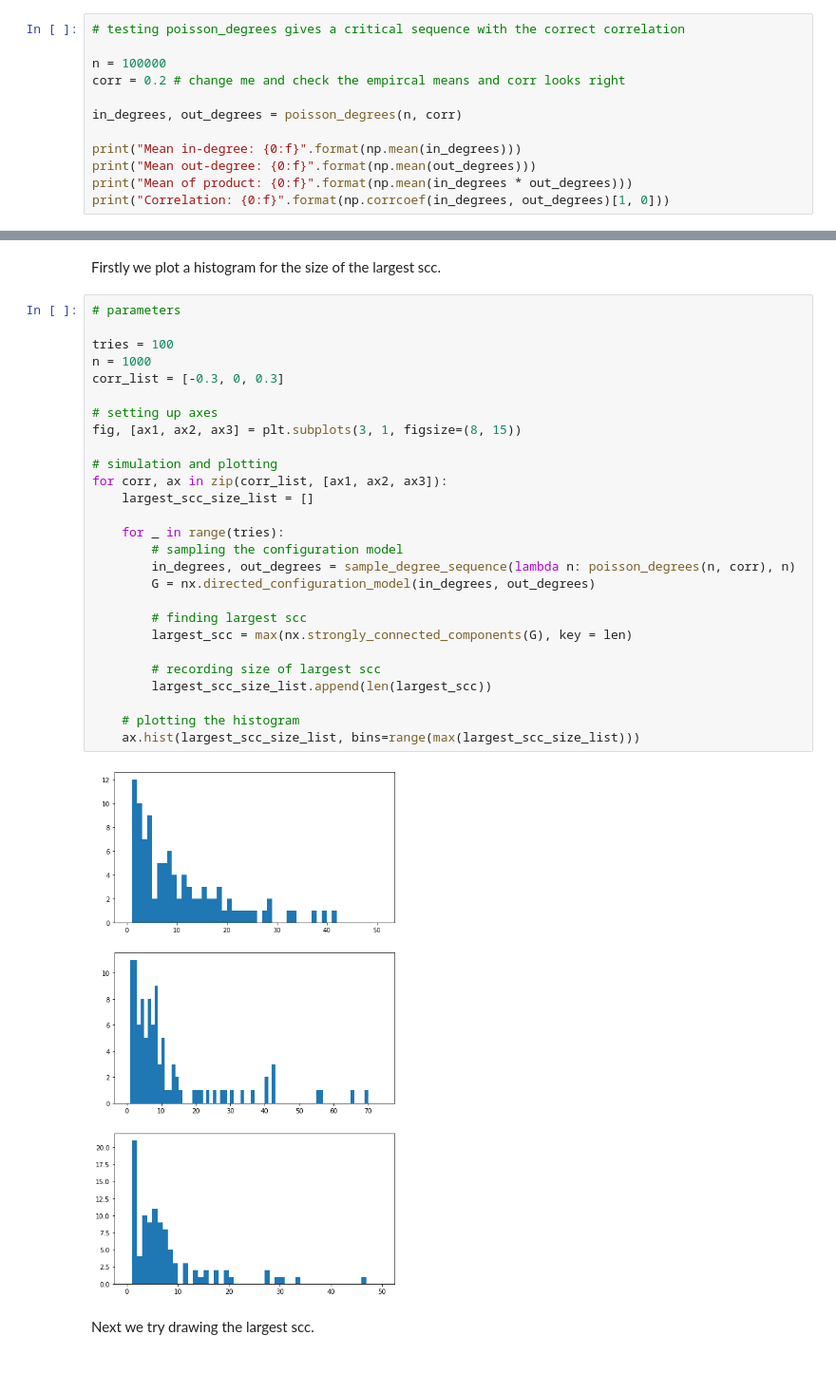
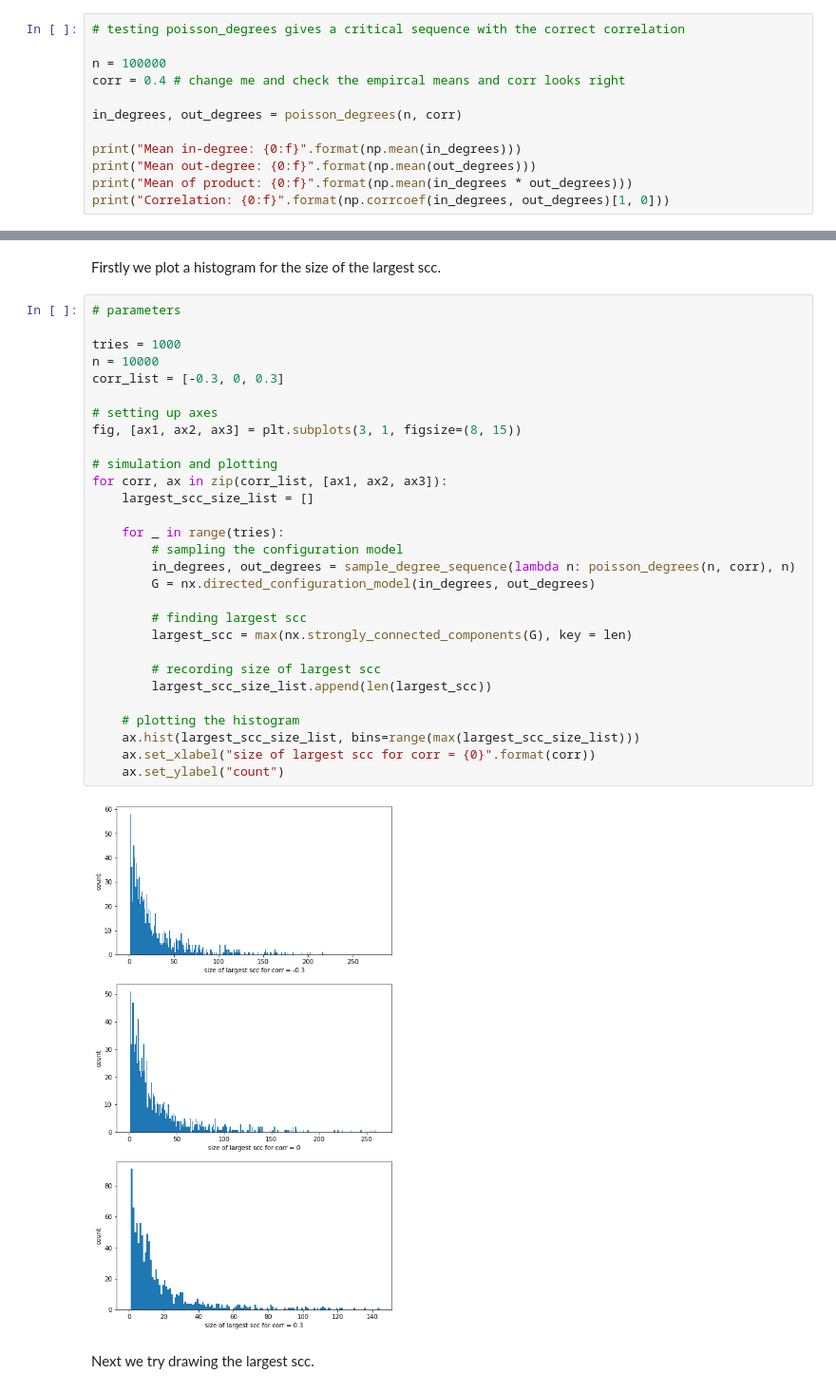
Before and after one commit to zhenengxie/directed_configuration_model, a Jupyter notebook: Directed Configuration Model Simulation.ipynb, the cells around one changed output, grey strips where cells are left out. Shown at 95% size. Cells and saved outputs as stored; diff of their text form.

Commit message:
labelled graph

```diff
--- a/Directed Configuration Model Simulation.ipynb
+++ b/Directed Configuration Model Simulation.ipynb
@@ -140,7 +140,7 @@ def poisson_degrees(n, rho):
 # testing poisson_degrees gives a critical sequence with the correct correlation
 
 n = 100000
-corr = 0.2 # change me and check the empircal means and corr looks right
+corr = 0.4 # change me and check the empircal means and corr looks right
 
 in_degrees, out_degrees = poisson_degrees(n, corr)
 
@@ -181,32 +181,34 @@ Firstly we plot a histogram for the size of the largest scc.
 # %%
 # parameters
 
-tries = 100
-n = 1000
+tries = 1000
+n = 10000
 corr_list = [-0.3, 0, 0.3]
 
 # setting up axes
 fig, [ax1, ax2, ax3] = plt.subplots(3, 1, figsize=(8, 15))
 
 # simulation and plotting
 for corr, ax in zip(corr_list, [ax1, ax2, ax3]):
     largest_scc_size_list = []
 
     for _ in range(tries):
         # sampling the configuration model
         in_degrees, out_degrees = sample_degree_sequence(lambda n: poisson_degrees(n, corr), n)
         G = nx.directed_configuration_model(in_degrees, out_degrees)
 
         # finding largest scc
         largest_scc = max(nx.strongly_connected_components(G), key = len)
 
         # recording size of largest scc
         largest_scc_size_list.append(len(largest_scc))
 
     # plotting the histogram
     ax.hist(largest_scc_size_list, bins=range(max(largest_scc_size_list)))
+    ax.set_xlabel("size of largest scc for corr = {0}".format(corr))
+    ax.set_ylabel("count")
 # %% [output]
-[figure, old version]
+[figure, new version]
 # %% [markdown]
 Next we try drawing the largest scc.
 # %%
```
Also changed, not shown: parts of 1 cell of this notebook.
